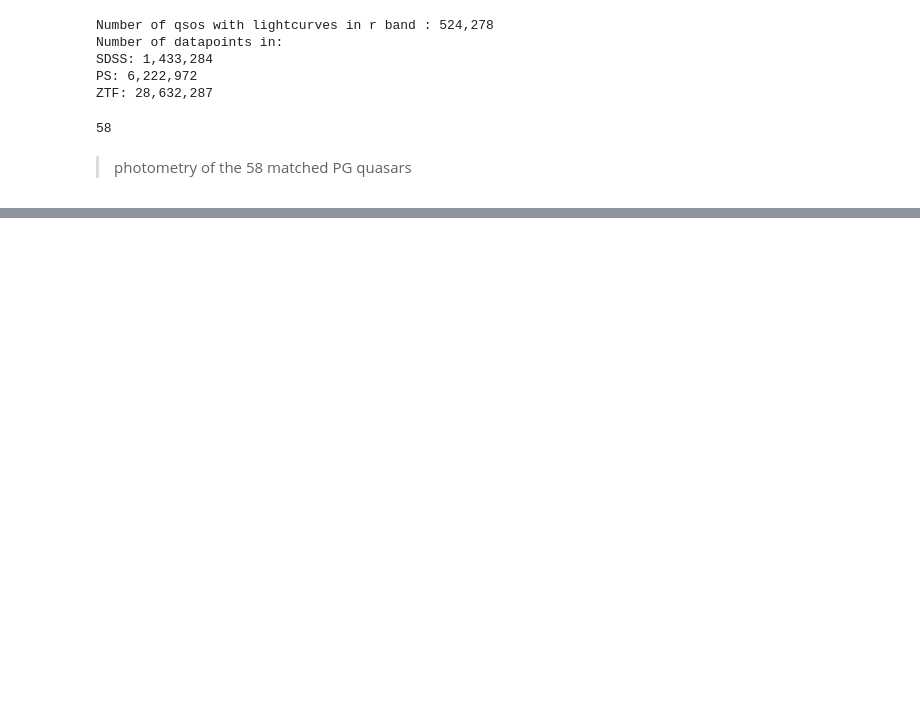
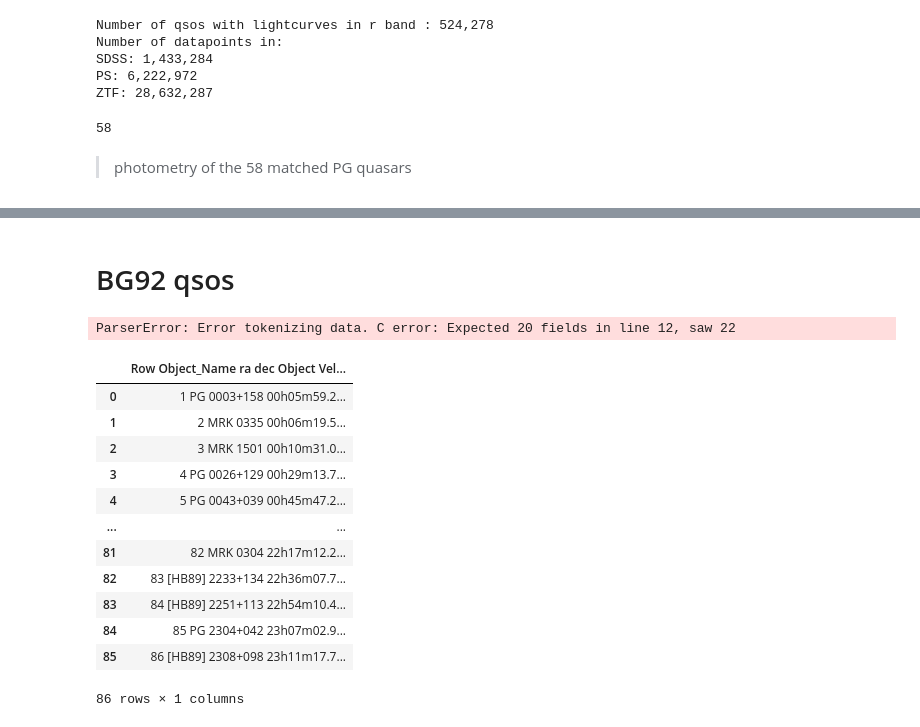
Before and after one commit to harry-rendell/quirky_quasars, a Jupyter notebook: pgq.ipynb, the cells around one changed output, grey strips where cells are left out. Cells and saved outputs as stored; diff of their text form; code cells hidden in the pictures; blank space fills up the shorter version.

Commit message:
new tables

```diff
--- a/pgq.ipynb
+++ b/pgq.ipynb
@@ -132,3 +126,25 @@ dr.plot_series_bokeh(uids)
 # %% [output]
 [interactive output not drawn]
 [interactive output not drawn]
+# %% [markdown]
+# BG92 qsos
+# %%
+df = pd.read_csv('data/catalogues/bg92.txt', sep='\s+', skiprows=0)
+# %% [output]
+ParserError: Error tokenizing data. C error: Expected 20 fields in line 12, saw 22
+# %%
+df
+# %% [output]
+|  | Row Object_Name ra dec Object Vel... |
+| 0 | 1 PG 0003+158 00h05m59.2... |
+| 1 | 2 MRK 0335 00h06m19.5... |
+| 2 | 3 MRK 1501 00h10m31.0... |
+| 3 | 4 PG 0026+129 00h29m13.7... |
+| 4 | 5 PG 0043+039 00h45m47.2... |
+| ... | ... |
+| 81 | 82 MRK 0304 22h17m12.2... |
+| 82 | 83 [HB89] 2233+134 22h36m07.7... |
+| 83 | 84 [HB89] 2251+113 22h54m10.4... |
+| 84 | 85 PG 2304+042 23h07m02.9... |
+| 85 | 86 [HB89] 2308+098 23h11m17.7... |
+86 rows × 1 columns
```
Also changed, not shown: parts of 3 cells of this notebook, 11 other files.
